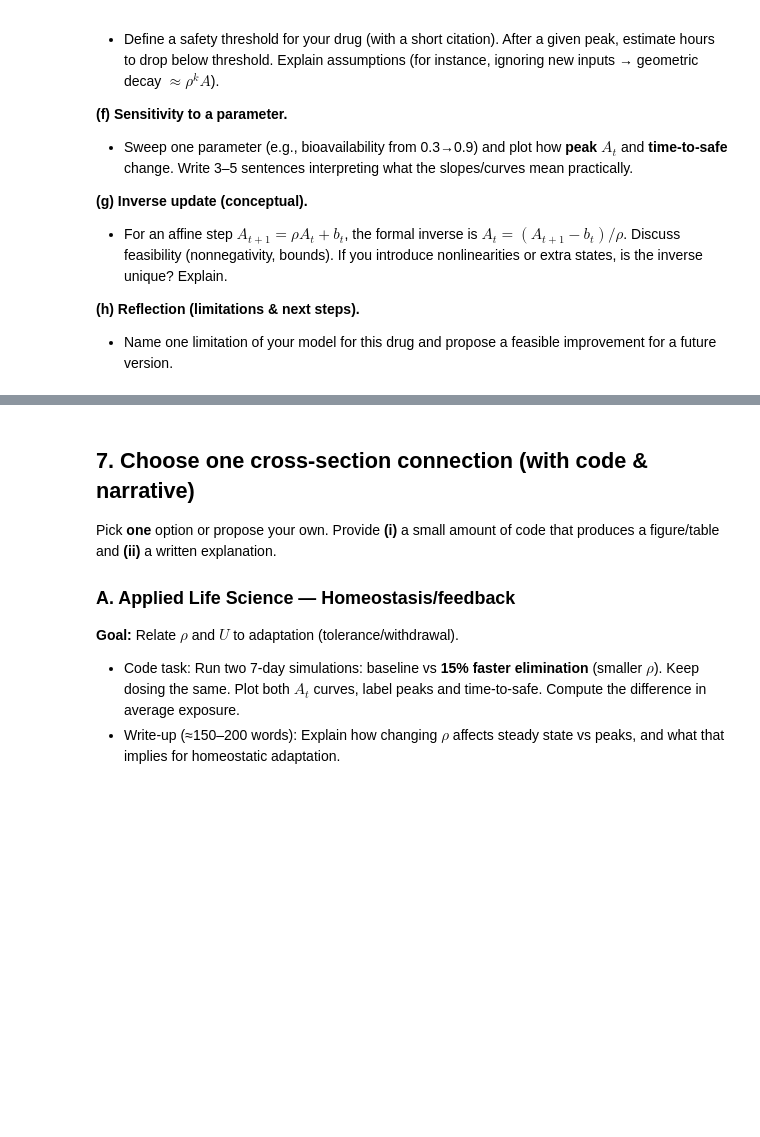
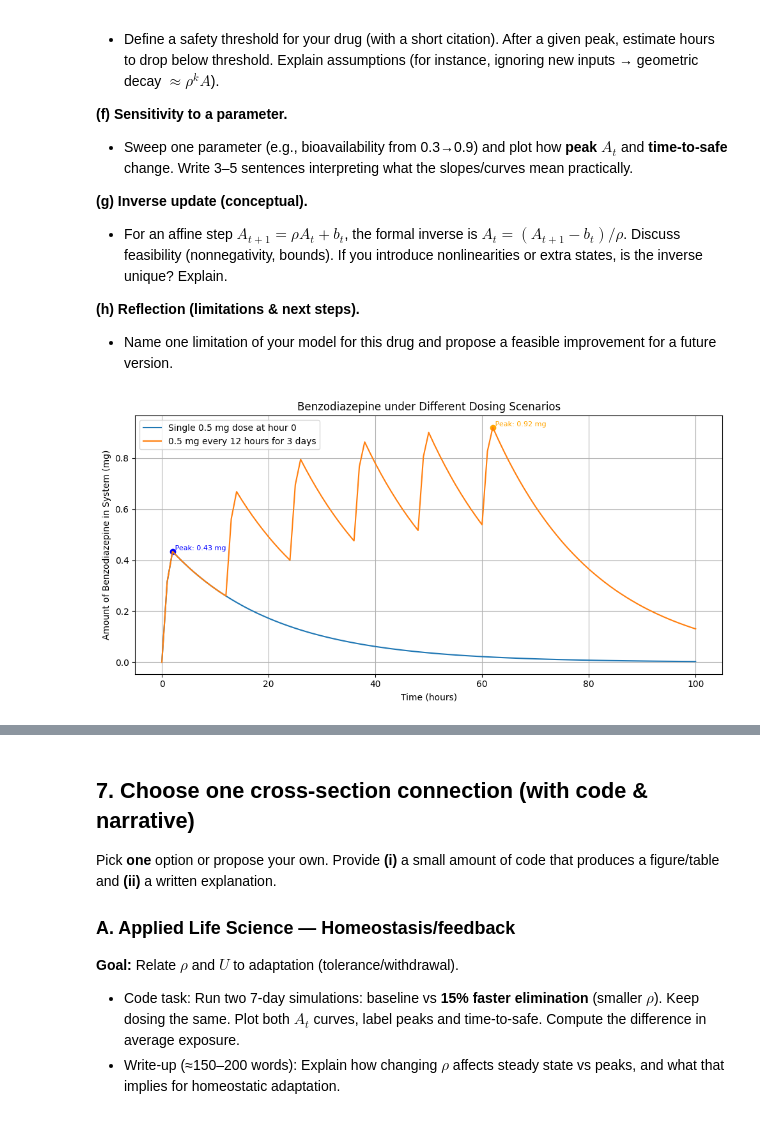
Before and after one commit to BethMcStravick/RP2_benzo_isci_1a24_2025, a Jupyter notebook: Notebook/falalala.ipynb, the cells around one changed output, grey strips where cells are left out. Drawn from its saved outputs; the diff is of its cells as text; code cells hidden in the pictures; blank space fills up the shorter version.

```diff
--- a/Notebook/falalala.ipynb
+++ b/Notebook/falalala.ipynb
@@ -310,3 +406,67 @@ def simulate_dtds(rho: float, U: np.ndarray, A0: float = 0.0):
 
 **(h) Reflection (limitations & next steps).**
 - Name one limitation of your model for this drug and propose a feasible improvement for a future version.
+# %%
+# b) Parameters
+
+# Xanax inputs
+half_life = 13.5  # hours # midpoint of reported 11-16 hour range
+bioavailability = 0.9  # fraction absorbed into bloodstream
+lag_hours = 1  # hours delay before absorption starts
+split_fraction = 0.7  # fraction absorbed in next hour vs current hour
+
+# Dose schedule: (hour, amount in mg)
+doses = [(0, 1.0), (12,1.0), (24, 1.0)]
+T_end = 100  # simulate for 125 hours
+rho = rho_from_half_life(half_life)
+D_seq = make_dose_sequence(T_end, doses)
+U_seq = apply_absorption(D_seq, bioavail=bioavailability, lag_hours=lag_hours, split_fraction=split_fraction)
+t_array, A_array = simulate_dtds(rho, U_seq, A0=0.0)
+
+# c) Dosing scenarios
+
+# Scenario 1: Single 0.5 mg dose at hour 0
+T_end= 100
+doses_scenario1 = [(0, 0.5)]
+D_seq1 = make_dose_sequence(T_end, doses_scenario1)
+U_seq1 = apply_absorption(D_seq1, bioavail=bioavailability, lag_hours=lag_hours, split_fraction=split_fraction)
+t_array1, A_array1 = simulate_dtds(rho, U_seq1, A0=0.0)
+
+# Scenario 2: 0.5 mg every 12 hours for 3 days (typical chronic schedule)
+T_end = 100
+doses_scenario2 = [(h, 0.5) for h in range(0, 72, 12)]  # doses at hours 0,12,24,36,48,60
+D_seq2 = make_dose_sequence(T_end, doses_scenario2)
+U_seq2 = apply_absorption(D_seq2, bioavail=bioavailability, lag_hours=lag_hours, split_fraction=split_fraction)
+t_array2, A_array2 = simulate_dtds(rho, U_seq2, A0=0.0)
+
+# Plotting the scenarios
+import matplotlib.pyplot as plt
+plt.figure(figsize=(10,5))
+plt.plot(t_array1, A_array1, label='Single 0.5 mg dose at hour 0')
+plt.plot(t_array2, A_array2, label='0.5 mg every 12 hours for 3 days')
+plt.xlabel('Time (hours)')
+plt.ylabel('Amount of Benzodiazepine in System (mg)')
+plt.title(f'Benzodiazepine under Different Dosing Scenarios')
+
+# Mark peaks
+peak_idx1 = np.argmax(A_array1)
+peak_idx2 = np.argmax(A_array2)
+peak_scenario1 = A_array1[peak_idx1]
+peak_scenario2 = A_array2[peak_idx2]
+# Geometric decay per hour ≈ rho; if no new inputs, A_{t+k} ≈ A_t * rho^k
+def time_to_safe(A_start, safe_level, rho):
+    if A_start <= safe_level:
+        return 0.0
+    k = np.log(safe_level / A_start) / np.log(rho)
+    return float(np.ceil(k))
+plt.scatter(t_array1[peak_idx1], A_array1[peak_idx1], marker= 'o', color='blue')
+plt.scatter(t_array2[peak_idx2], A_array2[peak_idx2], marker= 'o', color='orange')
+plt.text(t_array1[peak_idx1], A_array1[peak_idx1], f' Peak: {A_array1[peak_idx1]:.2f} mg', fontsize=8, verticalalignment='bottom', color='blue')
+plt.text(t_array2[peak_idx2], A_array2[peak_idx2], f' Peak: {A_array2[peak_idx2]:.2f} mg', fontsize=8, verticalalignment='bottom', color='orange')
+# Plot Figure details
+plt.legend()
+plt.grid(True)
+plt.tight_layout()
+plt.show()
+# %% [output]
+[figure, added]
```
Also changed, not shown: parts of 7 cells of this notebook.
